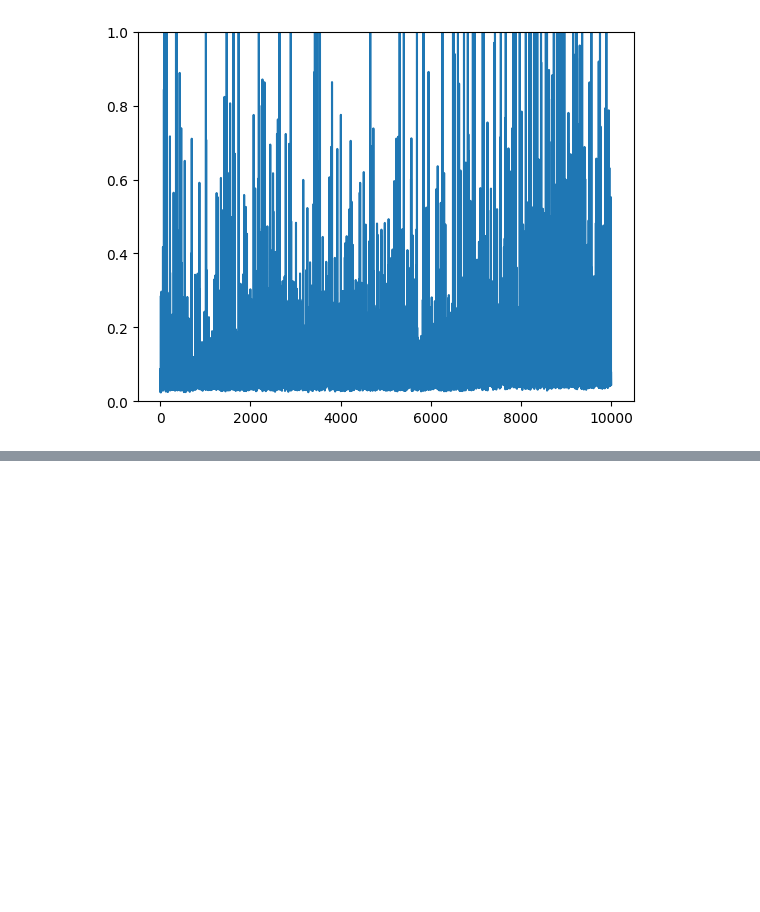
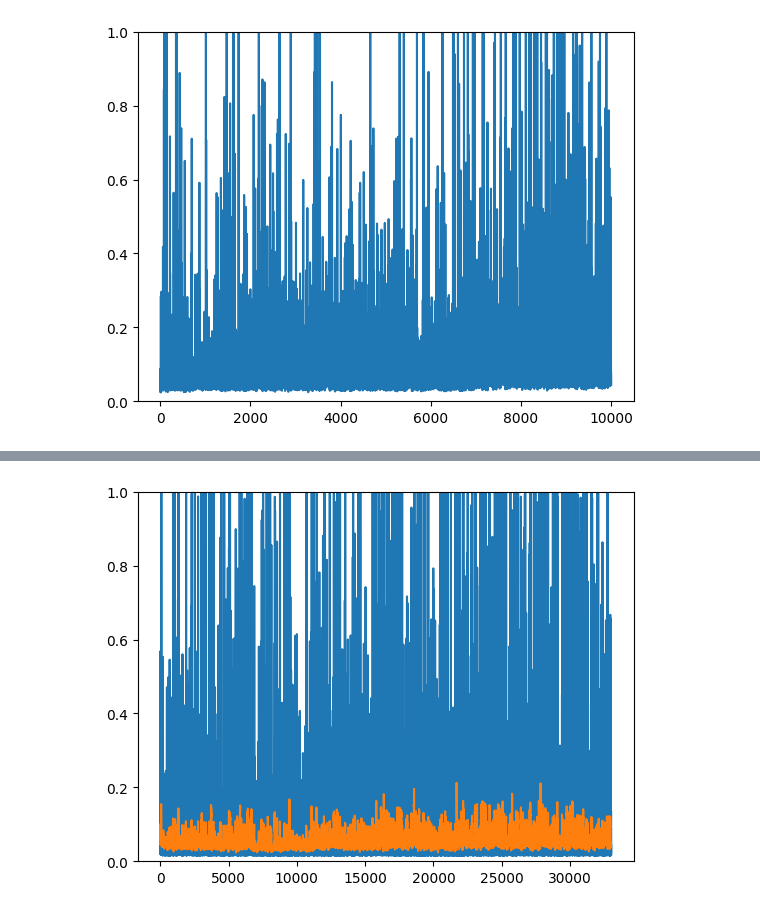
Before and after one commit to AADILab/influence-shaping, a Jupyter notebook: data_processing/process_stable.ipynb, the cells around one changed output, grey strips where cells are left out. Saved outputs shown, nothing was run; the diff lists cells and outputs as text; code cells hidden in the pictures; blank space fills up the shorter version.

Commit message:
checkpoint: ccea_lib.py's CCEA working as intended

```diff
--- a/data_processing/process_stable.ipynb
+++ b/data_processing/process_stable.ipynb
@@ -44,0 +47,10 @@ plt.show()
+# %%
+fitness_dir = "/home/gonzaeve/influence-shaping/results/preliminary/may_20/stabilize_learning/ccea_obj/trial_0/fitness.csv"
+fitness_df = pd.read_csv(fitness_dir)
+avg_filter = np.convolve(fitness_df["team_fitness"], np.ones(20)/20, mode='valid')
+plt.plot(fitness_df["team_fitness"])
+plt.plot(avg_filter)
+plt.ylim([0,1])
+plt.show()
+# %% [output]
+[figure, added]
```
Also changed, not shown: parts of 9 cells of this notebook, 4 other files.
